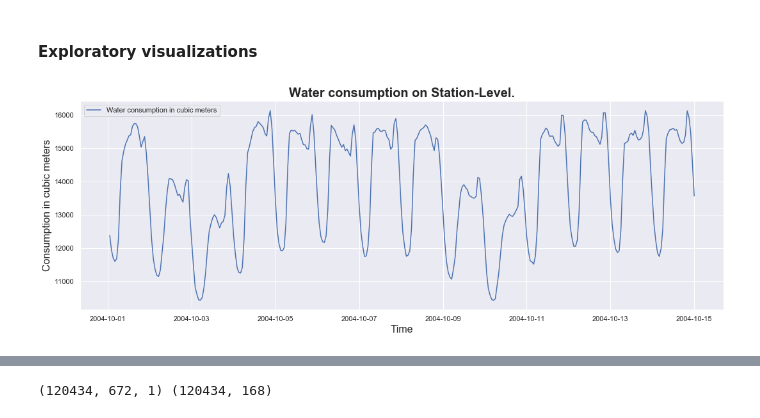
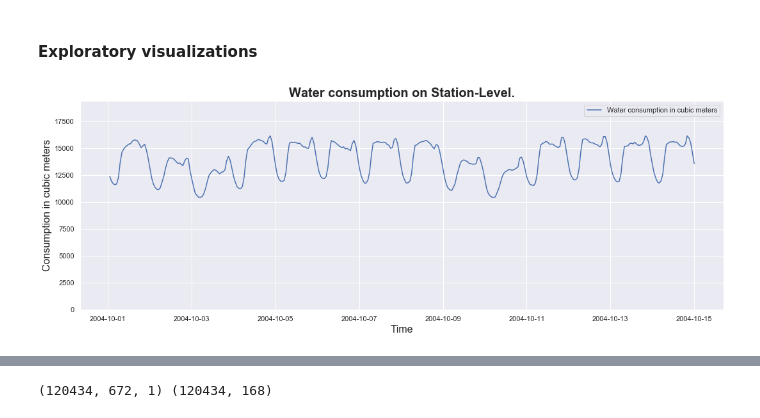
Before and after one commit to edgarkhachatryan/ExampleProjects, a Jupyter notebook: ElectricityForecastWithTimeHorizon/Source/Electricity_Consumption_Forecast_with_time_horizon.ipynb, the cells around one changed output, grey strips where cells are left out. Drawn from its saved outputs; the diff is of its cells as text; code cells hidden in the pictures.

Commit message:
Added plots, model save and retrieve functions.

```diff
--- a/ElectricityForecastWithTimeHorizon/Source/Electricity_Consumption_Forecast_with_time_horizon.ipynb
+++ b/ElectricityForecastWithTimeHorizon/Source/Electricity_Consumption_Forecast_with_time_horizon.ipynb
@@ -234,16 +235,55 @@ def CreatePlotConsumption (x_col, y_col, variable_label, chart_title, x_label, y
     chart_title = chart_title
     plt.title(chart_title, fontsize=20, fontweight="bold")
     return plt
+# %%
+def createPlotConsumption (x_col, y_col1, variable_label1, chart_title, x_label, y_label,
+                           y_col2=None, low_10=None, up_90=None, variable_label2=None):
+    '''
+    DESCRIPTION:
+        Create a plot for total consumption.
+
+    Args:
+        x_col: X axes
+        y_col: Y axes
+        variable_label: The name of target variable.
+        chart_title: Title of the chart.
+        x_label: x axis label name.
+        y_label: y axis label name.
+
+    Returns:
+        A list of Line2D objects representing the plotted data.
+    '''
+
+    # Create a plot.
+    sns.set()
+    figTotalCons = plt.figure(figsize = (18,6))
+    sns.lineplot(x=x_col, y=y_col1, label=variable_label1, legend="full")
+    if y_col2 is not None:
+        sns.lineplot(x=x_col, y=y_col2, label=variable_label2, legend="full")
+        plt.ylim(ymin=0, ymax=1.2*max(max(y_col1), max(up_90)))
+        plt.fill_between(x_col, low_10, up_90, alpha=0.2,
+                 edgecolor='#1B2ACC', facecolor='#089FFF', linewidth=1, linestyle='dashdot', antialiased=True)
+    else:
+        plt.ylim(ymin=0, ymax=1.2*max(y_col1))
+
+    # Add labels.
+    plt.xlabel(x_label, fontsize=16)
+    plt.ylabel(y_label, fontsize=16)
+
+    # Add a title.
+    chart_title = chart_title
+    plt.title(chart_title, fontsize=20, fontweight="bold")
+    return plt
 # %%
-CreatePlotConsumption(dfAEP.iloc[0:24*14].index,
+createPlotConsumption(dfAEP.iloc[0:24*14].index,
                       dfAEP.iloc[0:24*14, 0],
                       "Water consumption in cubic meters",
                       "Water consumption on Station-Level.",
                       "Time",
-                      "Consumption in cubic meters")
+                      "Consumption in cubic meters",  y_col2=None, variable_label2=None)
 plt.show()
 # %% [output]
-[figure, old version]
+[figure, new version]
 # %%
 x_col = dfAEP.iloc[0:24*14].index
 y_col = dfAEP.iloc[0:24*14, 0]
```
Also changed, not shown: parts of 66 cells of this notebook.
